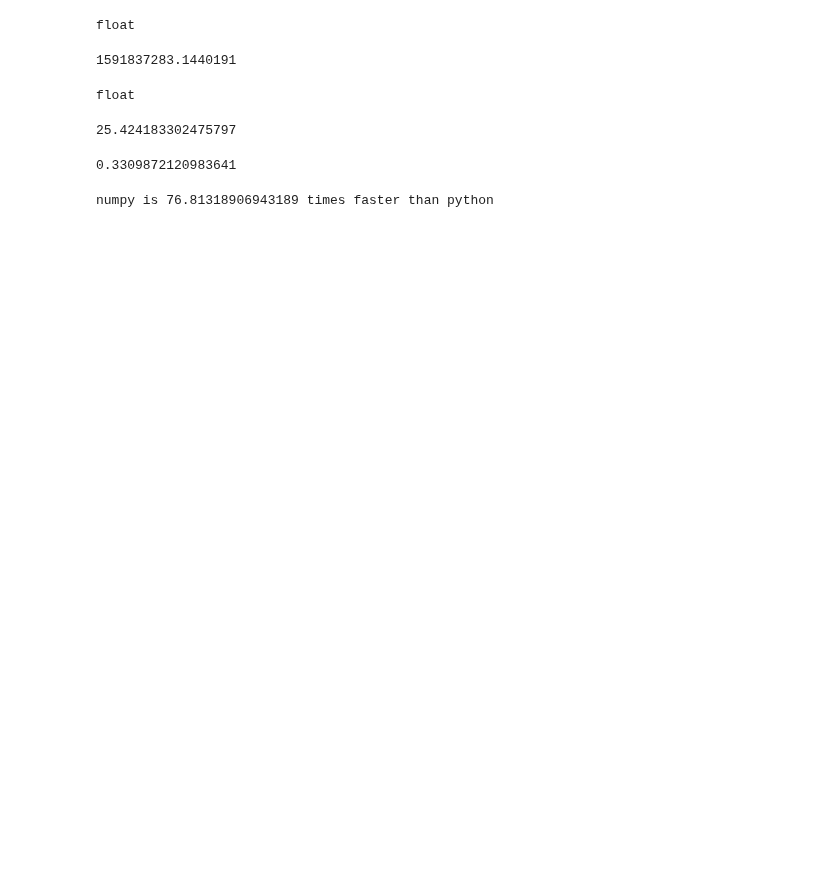
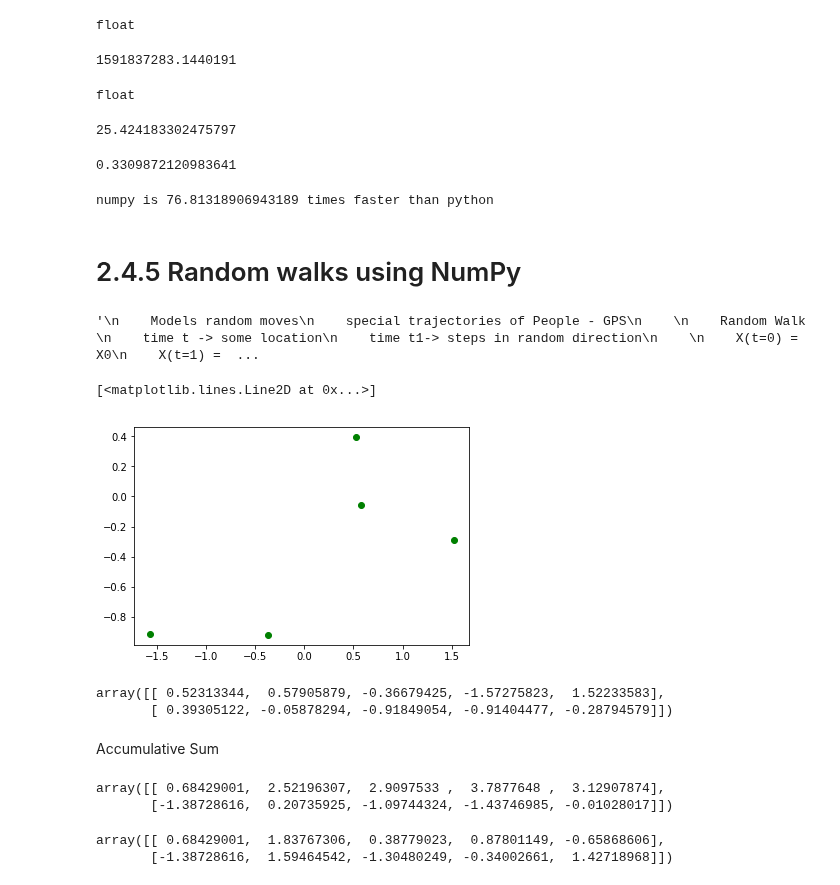
Before and after one commit to udaytak/Edx_PythonForResearch, a Jupyter notebook: CW2.ipynb, the cells around one changed output. Cells and saved outputs as stored; diff of their text form; code cells hidden in the pictures; blank space fills up the shorter version.

Commit message:
2.4.5 Random walks using NumPy

```diff
--- a/CW2.ipynb
+++ b/CW2.ipynb
@@ -1682,3 +1682,49 @@ faster = py_random/numpy_random
 print(f'numpy is {faster} times faster than python')
 # %% [output]
 numpy is 76.81318906943189 times faster than python
+# %% [markdown]
+# 2.4.5 Random walks using NumPy
+# %%
+'''
+    Models random moves
+    special trajectories of People - GPS
+
+    Random Walk
+    time t -> some location
+    time t1-> steps in random direction
+
+    X(t=0) = X0
+    X(t=1) = X(t=0) + dX(t=1) = X0 + dX(t=1)
+    X(t=2) = X(t=1) + dX(t=2) = X0 + dX(t=1) + dX(t=2)
+
+    General Equation
+    X(t=k) = X0 + dX(t=1) + dX(t=2) + ... + dX(t=k)
+           = Initial distance + K displacements
+'''
+# %% [output]
+'\n    Models random moves\n    special trajectories of People - GPS\n    \n    Random Walk \n    time t -> some location\n    time t1-> steps in random direction\n    \n    X(t=0) = X0\n    X(t=1) =  ...
+# %%
+'''
+Ex: Numpy = 100 steps
+
+    Assumption - 5 steps , 2 time
+        x disp, y disp = 2 X 5 table
+
+'''
+
+import numpy as np
+import matplotlib.pyplot as plt
+
+dX = np.random.normal(0,1,(2,5))
+
+plt.plot(dX[0],dX[1],"go") #x,y
+# %% [output]
+[<matplotlib.lines.Line2D at 0x...>]
+[figure, added]
+# %%
+dX
+# %% [output]
+array([[ 0.52313344,  0.57905879, -0.36679425, -1.57275823,  1.52233583],
+       [ 0.39305122, -0.05878294, -0.91849054, -0.91404477, -0.28794579]])
+# %% [markdown]
+Accumulative Sum
@@ -1684,0 +1741,12 @@ numpy is 76.81318906943189 times faster than python
+# %%
+import numpy as np
+X = np.cumsum(dX, axis = 1) #axis =1 - over columns
+X
+# %% [output]
+array([[ 0.68429001,  2.52196307,  2.9097533 ,  3.7877648 ,  3.12907874],
+       [-1.38728616,  0.20735925, -1.09744324, -1.43746985, -0.01028017]])
+# %%
+dX
+# %% [output]
+array([[ 0.68429001,  1.83767306,  0.38779023,  0.87801149, -0.65868606],
+       [-1.38728616,  1.59464542, -1.30480249, -0.34002661,  1.42718968]])
```
Also changed, not shown: parts of 5 cells of this notebook, 2 other files.
